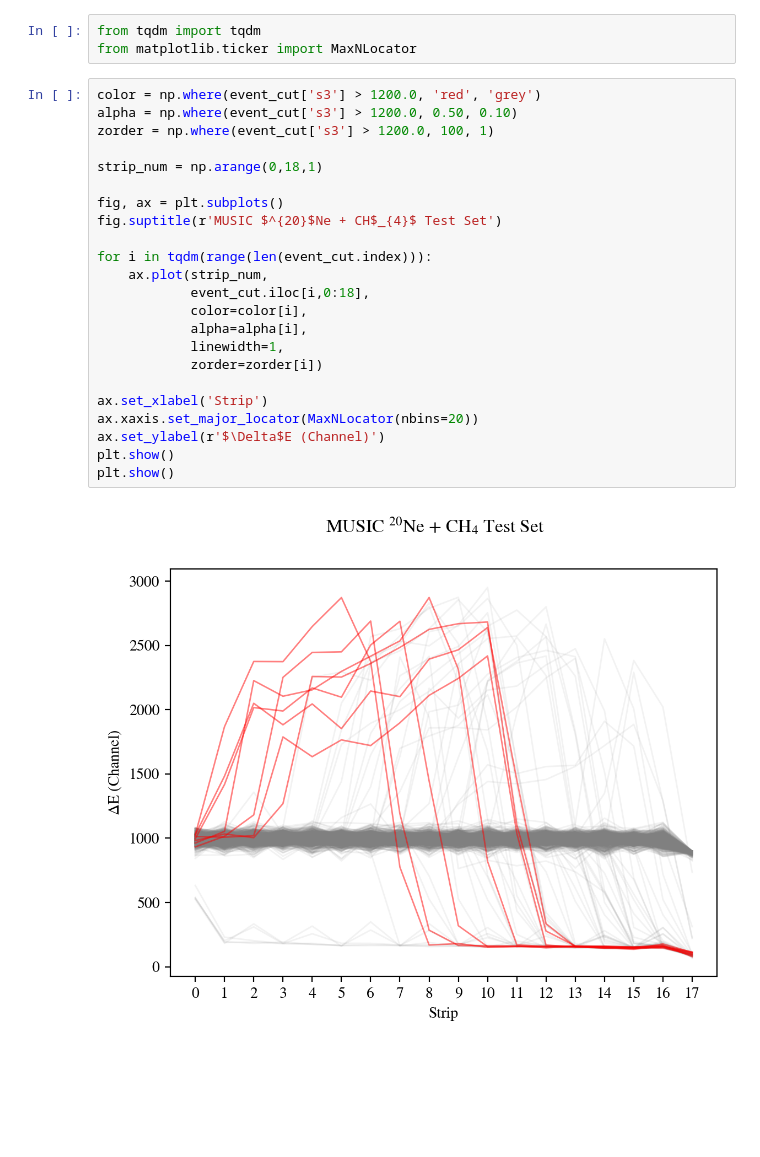
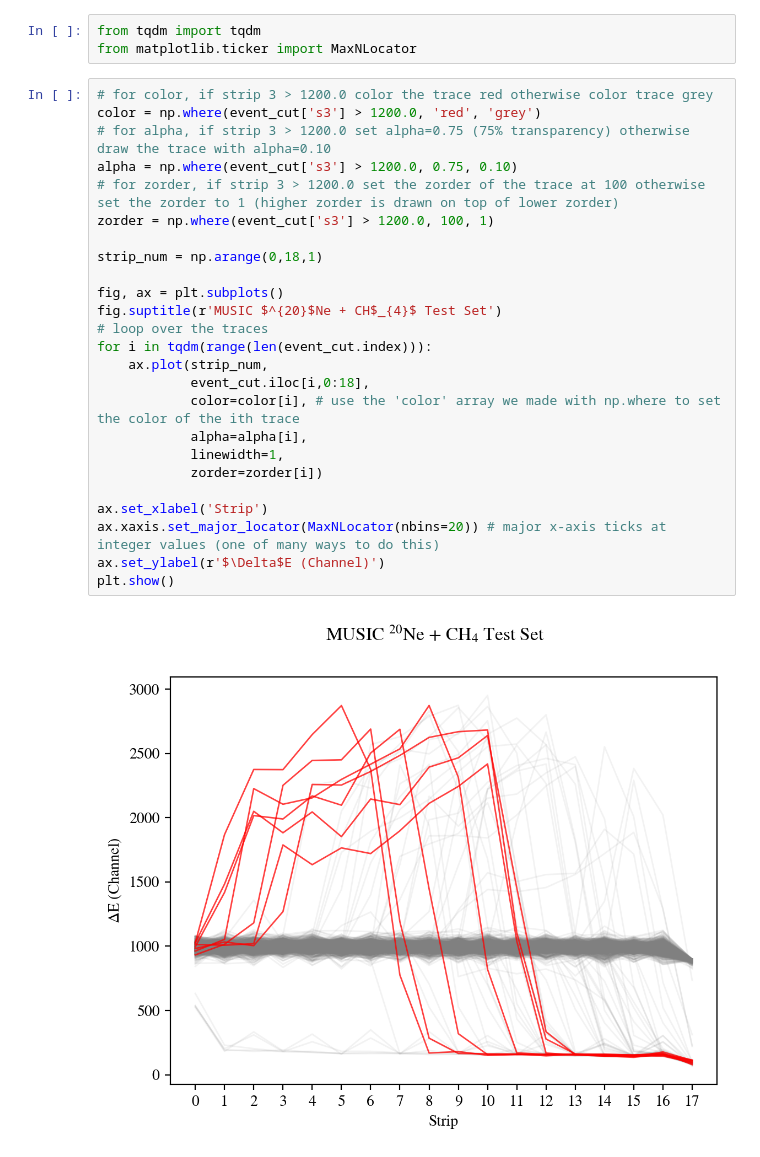
Before and after one commit to dneto1729/MUSIC_with_python, a Jupyter notebook: tutorials/3 - Basic Analysis and Identifying Potential Events.ipynb, the cells around one changed output. Cells and saved outputs as stored; diff of their text form; blank space fills up the shorter version.

```diff
--- a/tutorials/3 - Basic Analysis and Identifying Potential Events.ipynb
+++ b/tutorials/3 - Basic Analysis and Identifying Potential Events.ipynb
@@ -445,27 +446,29 @@ For example, let's plot the collection of traces after the cut in strip 17 and u
 from tqdm import tqdm
 from matplotlib.ticker import MaxNLocator
 # %%
+# for color, if strip 3 > 1200.0 color the trace red otherwise color trace grey
 color = np.where(event_cut['s3'] > 1200.0, 'red', 'grey')
-alpha = np.where(event_cut['s3'] > 1200.0, 0.50, 0.10)
+# for alpha, if strip 3 > 1200.0 set alpha=0.75 (75% transparency) otherwise draw the trace with alpha=0.10
+alpha = np.where(event_cut['s3'] > 1200.0, 0.75, 0.10)
+# for zorder, if strip 3 > 1200.0 set the zorder of the trace at 100 otherwise set the zorder to 1 (higher zorder is drawn on top of lower zorder)
 zorder = np.where(event_cut['s3'] > 1200.0, 100, 1)
 
 strip_num = np.arange(0,18,1)
 
 fig, ax = plt.subplots()
 fig.suptitle(r'MUSIC $^{20}$Ne + CH$_{4}$ Test Set')
-
+# loop over the traces
 for i in tqdm(range(len(event_cut.index))):
     ax.plot(strip_num,
             event_cut.iloc[i,0:18],
-            color=color[i],
+            color=color[i], # use the 'color' array we made with np.where to set the color of the ith trace
             alpha=alpha[i],
             linewidth=1,
             zorder=zorder[i])
 
 ax.set_xlabel('Strip')
-ax.xaxis.set_major_locator(MaxNLocator(nbins=20))
+ax.xaxis.set_major_locator(MaxNLocator(nbins=20)) # major x-axis ticks at integer values (one of many ways to do this)
 ax.set_ylabel(r'$\Delta$E (Channel)')
 plt.show()
-plt.show()
 # %% [output]
-[figure, old version]
+[figure, new version]
```
Also changed, not shown: parts of 9 cells of this notebook.
